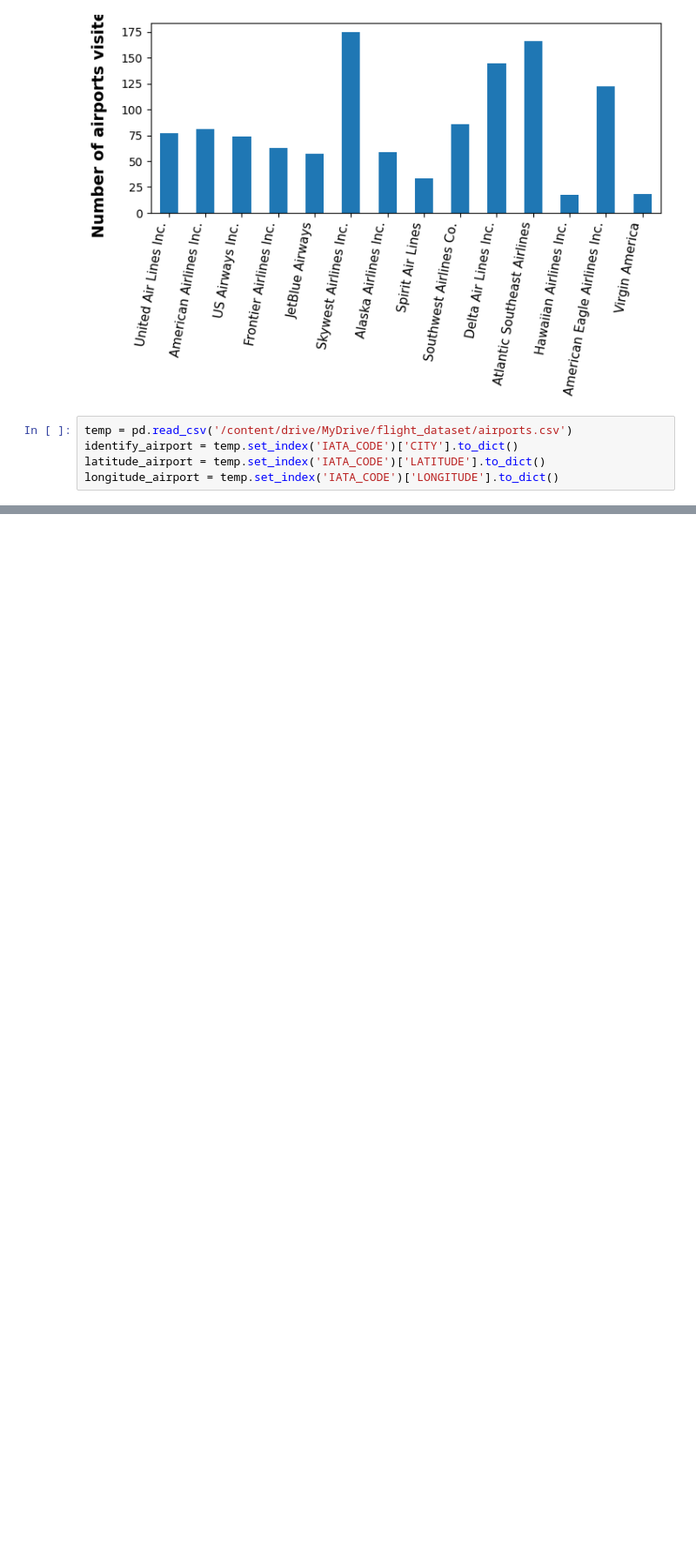
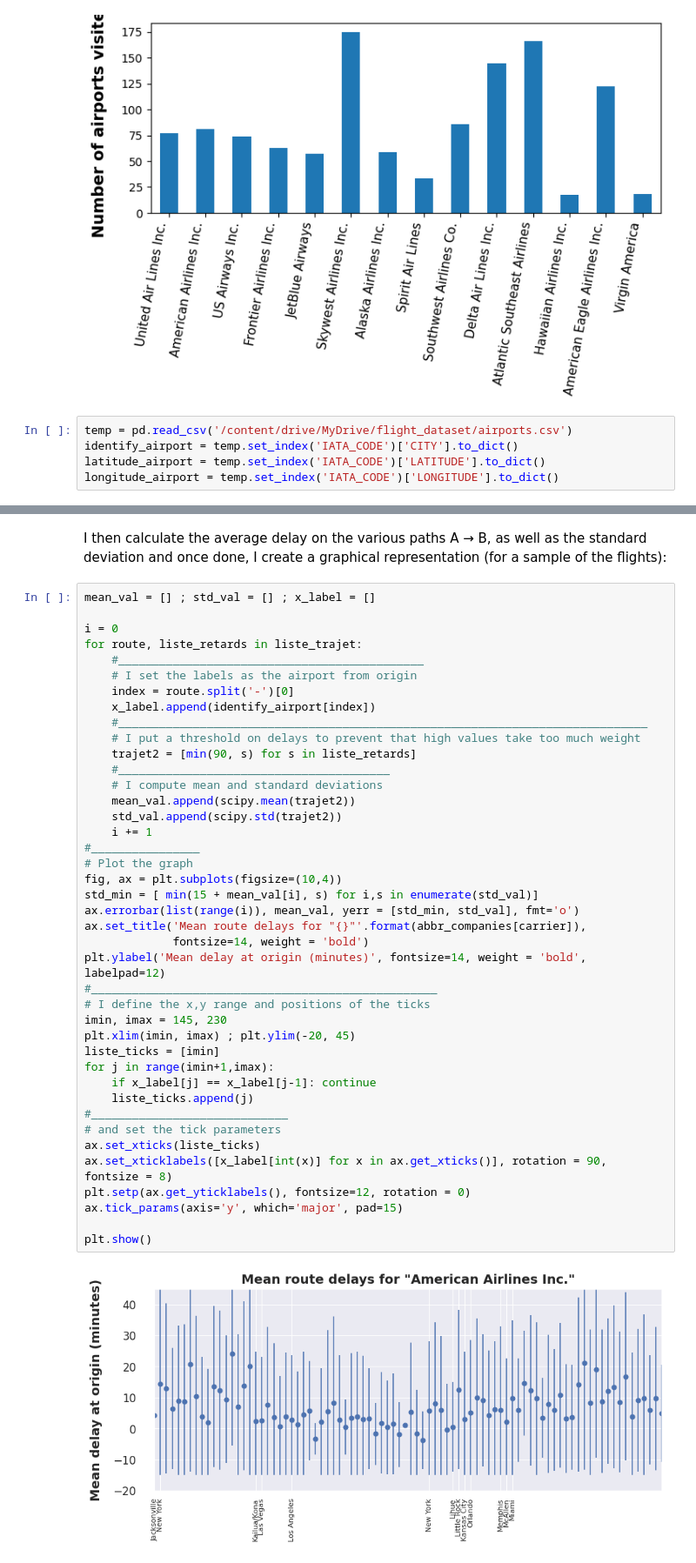
Before and after one commit to arvind-maurya/IIML_Group_Project, a Jupyter notebook: Predicting_flight_delays.ipynb, the cells around one changed output, grey strips where cells are left out. Shown at 87% size. Drawn from its saved outputs; the diff is of its cells as text; blank space fills up the shorter version.

```diff
--- a/Predicting_flight_delays.ipynb
+++ b/Predicting_flight_delays.ipynb
@@ -947,0 +1038,46 @@ for carrier in ['AA', 'AS', 'HA']:
+# %% [markdown]
+I then calculate the average delay on the various paths A  →
+  B, as well as the standard deviation and once done, I create a graphical representation (for a sample of the flights):
+# %%
+mean_val = [] ; std_val = [] ; x_label = []
+
+i = 0
+for route, liste_retards in liste_trajet:
+    #_____________________________________________
+    # I set the labels as the airport from origin
+    index = route.split('-')[0]
+    x_label.append(identify_airport[index])
+    #______________________________________________________________________________
+    # I put a threshold on delays to prevent that high values take too much weight
+    trajet2 = [min(90, s) for s in liste_retards]
+    #________________________________________
+    # I compute mean and standard deviations
+    mean_val.append(scipy.mean(trajet2))
+    std_val.append(scipy.std(trajet2))
+    i += 1
+#________________
+# Plot the graph
+fig, ax = plt.subplots(figsize=(10,4))
+std_min = [ min(15 + mean_val[i], s) for i,s in enumerate(std_val)]
+ax.errorbar(list(range(i)), mean_val, yerr = [std_min, std_val], fmt='o')
+ax.set_title('Mean route delays for "{}"'.format(abbr_companies[carrier]),
+             fontsize=14, weight = 'bold')
+plt.ylabel('Mean delay at origin (minutes)', fontsize=14, weight = 'bold', labelpad=12)
+#___________________________________________________
+# I define the x,y range and positions of the ticks
+imin, imax = 145, 230
+plt.xlim(imin, imax) ; plt.ylim(-20, 45)
+liste_ticks = [imin]
+for j in range(imin+1,imax):
+    if x_label[j] == x_label[j-1]: continue
+    liste_ticks.append(j)
+#_____________________________
+# and set the tick parameters
+ax.set_xticks(liste_ticks)
+ax.set_xticklabels([x_label[int(x)] for x in ax.get_xticks()], rotation = 90, fontsize = 8)
+plt.setp(ax.get_yticklabels(), fontsize=12, rotation = 0)
+ax.tick_params(axis='y', which='major', pad=15)
+
+plt.show()
+# %% [output]
+[figure, added]
```
Also changed, not shown: parts of 35 cells of this notebook.
